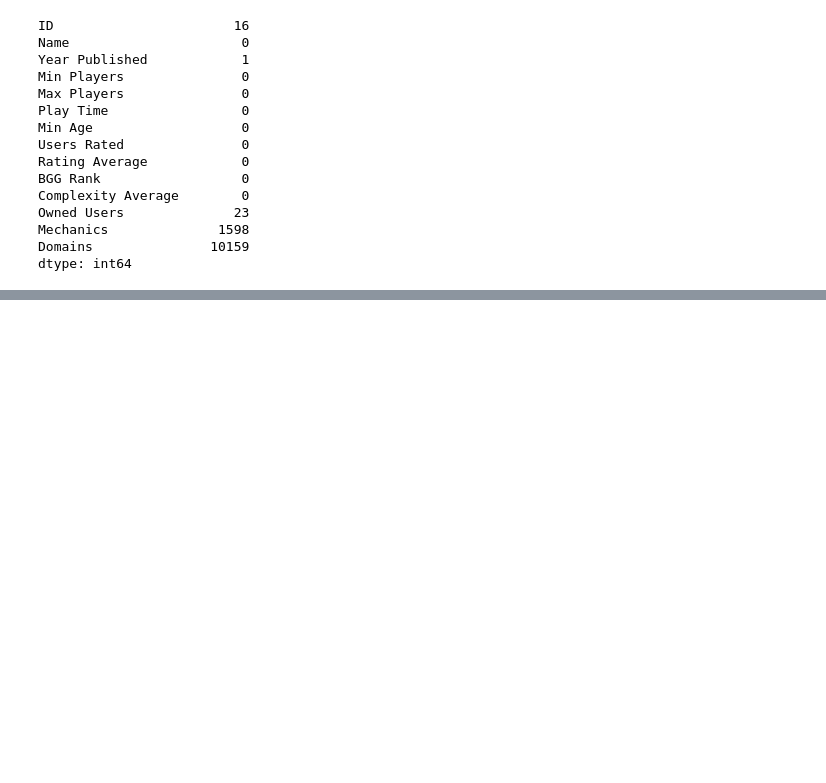
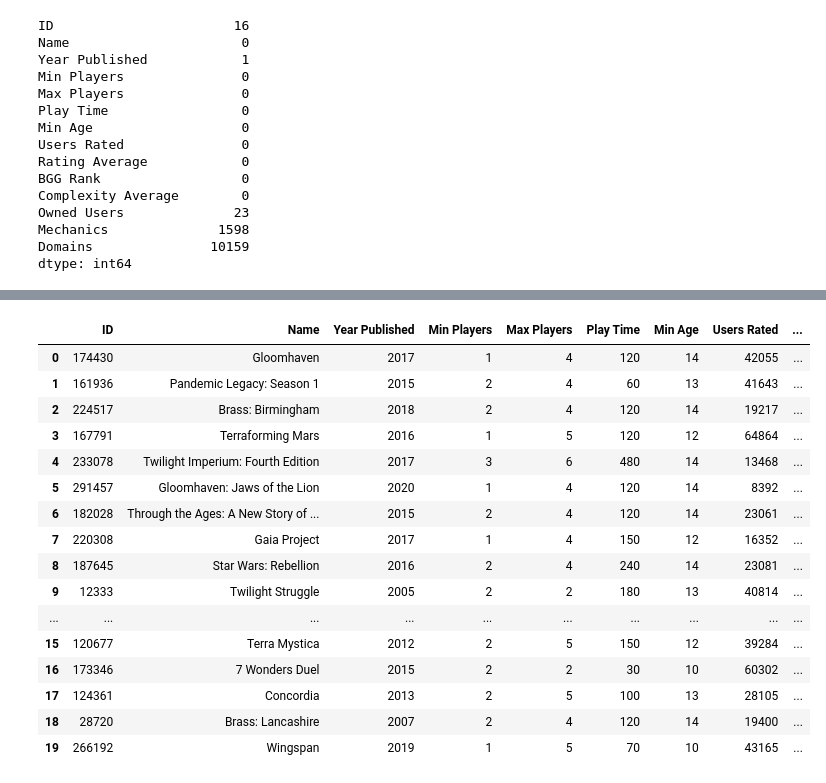
Before and after one commit to aleena-le-mt/Laureena, a Jupyter notebook: Sheena-DBCleanup.ipynb, the cells around one changed output, grey strips where cells are left out. Saved outputs shown, nothing was run; the diff lists cells and outputs as text; code cells hidden in the pictures; blank space fills up the shorter version.

```diff
--- a/Sheena-DBCleanup.ipynb
+++ b/Sheena-DBCleanup.ipynb
@@ -56,3 +56,13 @@ noID
 # %%
 # Drop rows that have more than 2 missing values
 games.dropna(thresh=len(games.columns)-2, inplace =True)
+# %%
+# Drop rows where Owned Users is null
+games.dropna(subset=['Owned Users'], inplace=True)
+# %%
+# Change numbers to int to remove decimals
+
+games['ID']=games['ID'].astype(int)
+games['Year Published']=games['Year Published'].astype(int)
+games['Owned Users']=games['Owned Users'].astype(int)
+games.head()
@@ -58,0 +76,5 @@ games.dropna(thresh=len(games.columns)-2, inplace =True)
+# %%
+# Change comma separated numbers to decimals
+games['Rating Average'] = games['Rating Average'].apply(lambda x: x.replace(',','.'))
+games['Complexity Average'] = games['Complexity Average'].apply(lambda x: x.replace(',','.'))
+games.head()
@@ -101,0 +146,22 @@ games.head()
+# %%
+# Create a demo games Dataframe to test the database import
+games_demo = games.head(20)
+games_demo
+# %% [output]
+|  | ID | Name | Year Published | Min Players | Max Players | Play Time | Min Age | Users Rated | ... |
+| 0 | 174430 | Gloomhaven | 2017 | 1 | 4 | 120 | 14 | 42055 | ... |
+| 1 | 161936 | Pandemic Legacy: Season 1 | 2015 | 2 | 4 | 60 | 13 | 41643 | ... |
+| 2 | 224517 | Brass: Birmingham | 2018 | 2 | 4 | 120 | 14 | 19217 | ... |
+| 3 | 167791 | Terraforming Mars | 2016 | 1 | 5 | 120 | 12 | 64864 | ... |
+| 4 | 233078 | Twilight Imperium: Fourth Edition | 2017 | 3 | 6 | 480 | 14 | 13468 | ... |
+| 5 | 291457 | Gloomhaven: Jaws of the Lion | 2020 | 1 | 4 | 120 | 14 | 8392 | ... |
+| 6 | 182028 | Through the Ages: A New Story of ... | 2015 | 2 | 4 | 120 | 14 | 23061 | ... |
+| 7 | 220308 | Gaia Project | 2017 | 1 | 4 | 150 | 12 | 16352 | ... |
+| 8 | 187645 | Star Wars: Rebellion | 2016 | 2 | 4 | 240 | 14 | 23081 | ... |
+| 9 | 12333 | Twilight Struggle | 2005 | 2 | 2 | 180 | 13 | 40814 | ... |
+| ... | ... | ... | ... | ... | ... | ... | ... | ... | ... |
+| 15 | 120677 | Terra Mystica | 2012 | 2 | 5 | 150 | 12 | 39284 | ... |
+| 16 | 173346 | 7 Wonders Duel | 2015 | 2 | 2 | 30 | 10 | 60302 | ... |
+| 17 | 124361 | Concordia | 2013 | 2 | 5 | 100 | 13 | 28105 | ... |
+| 18 | 28720 | Brass: Lancashire | 2007 | 2 | 4 | 120 | 14 | 19400 | ... |
+| 19 | 266192 | Wingspan | 2019 | 1 | 5 | 70 | 10 | 43165 | ... |
```
Also changed, not shown: parts of 10 cells of this notebook, 5 other files.
